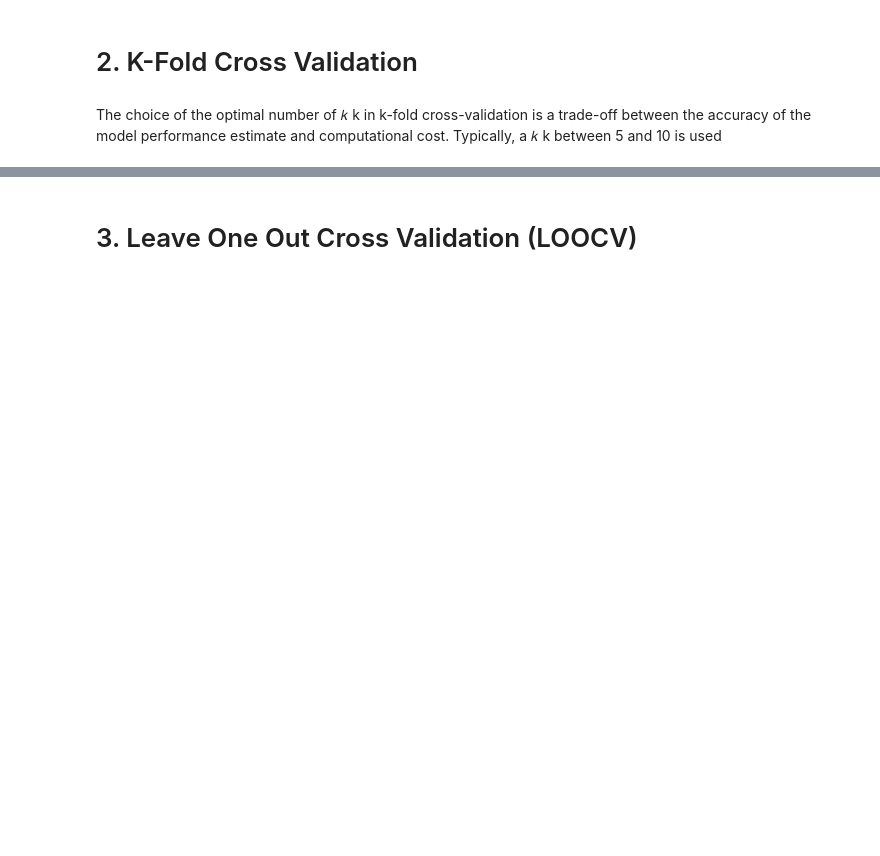
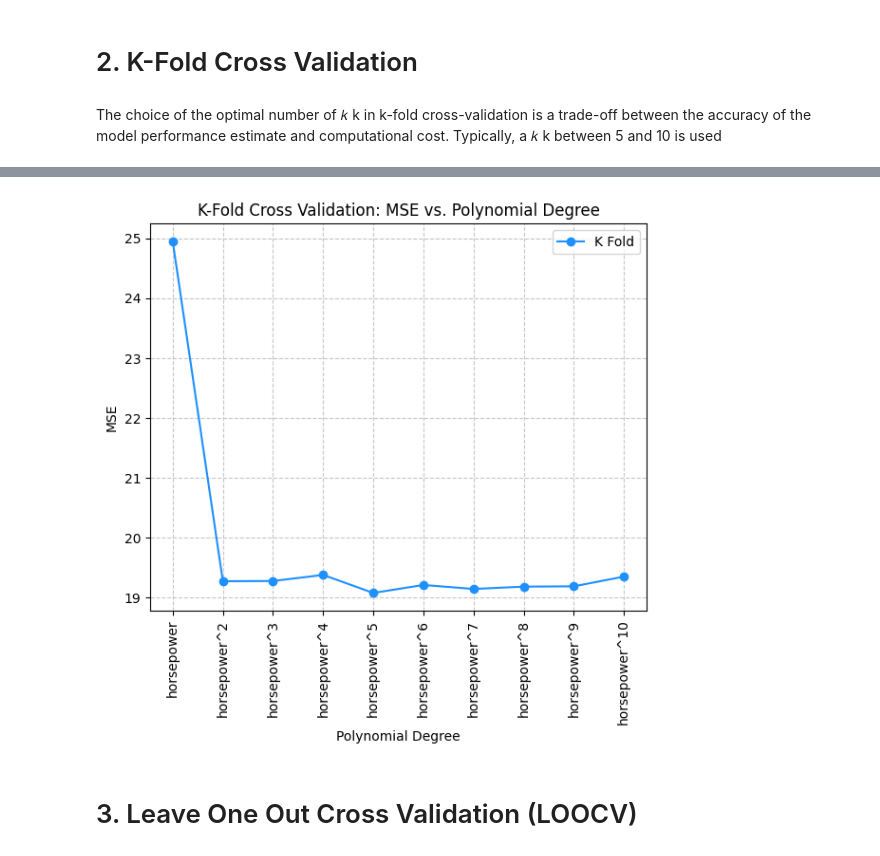
Before and after one commit to vincenzorrei/EDU-ResamplingMethods, a Jupyter notebook: main.ipynb, the cells around one changed output, grey strips where cells are left out. Cells and saved outputs as stored; diff of their text form; code cells hidden in the pictures; blank space fills up the shorter version.

```diff
--- a/main.ipynb
+++ b/main.ipynb
@@ -270,3 +254,17 @@ fig.subplots_adjust(right=0.6)
+# %%
+# Plot the results
+plt.figure(figsize=figsize)
+plt.plot(cv_results_KF.T, marker='o', label='K Fold', color=color_blue_light)
+plt.xlabel('Polynomial Degree')
+plt.xticks(ticks=range(len(cv_results_KF.columns)), labels=cv_results_KF.columns, rotation=90)
+plt.ylabel('MSE')
+plt.title('K-Fold Cross Validation: MSE vs. Polynomial Degree')
+plt.grid(True, linestyle='--', alpha=0.7)
+plt.legend()
+plt.tight_layout()
+plt.show()
+# %% [output]
+[figure, added]
 # %% [markdown]
 # 3. Leave One Out Cross Validation (LOOCV)
 # %%
```
Also changed, not shown: parts of 20 cells of this notebook, 2 other files.
